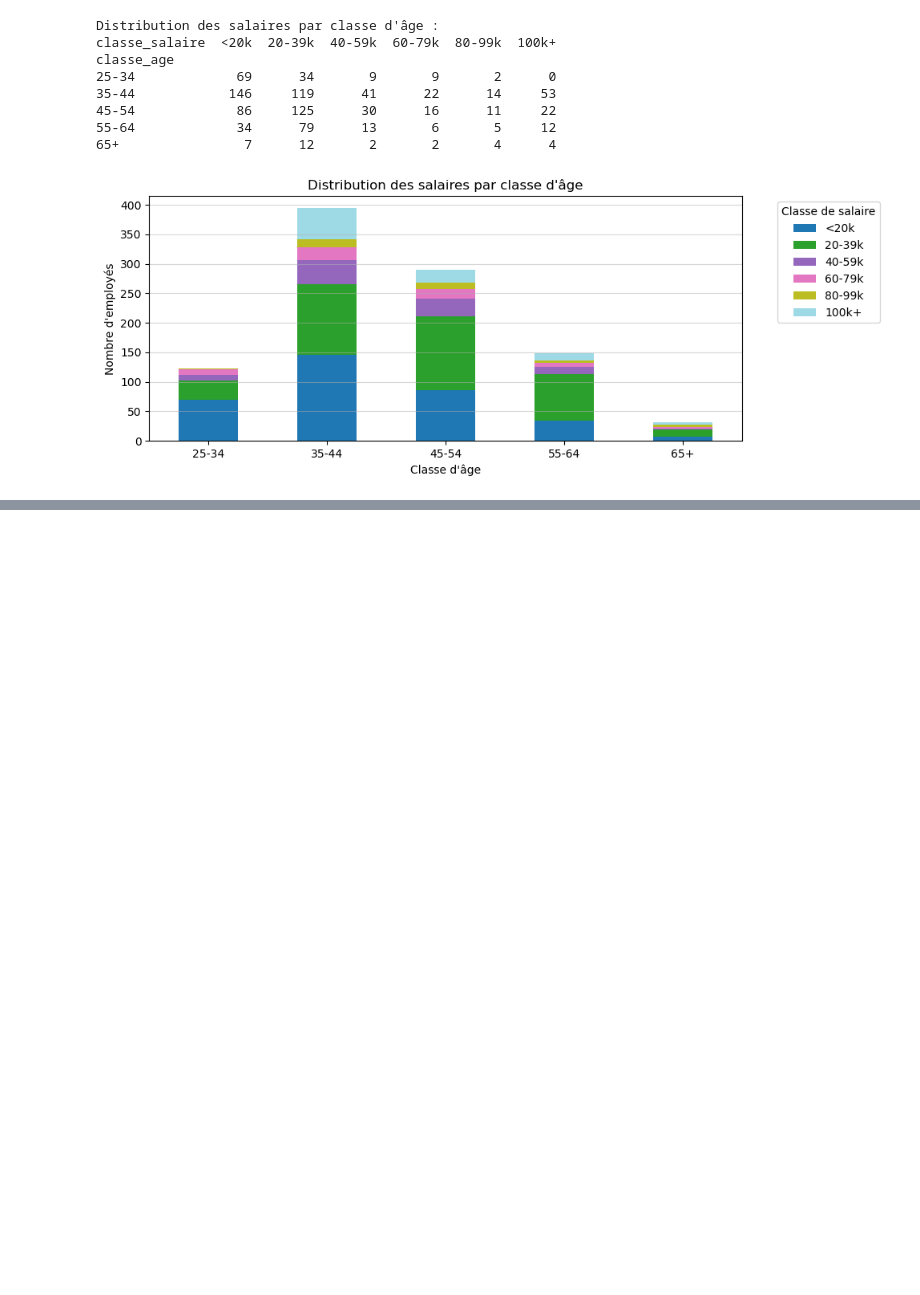
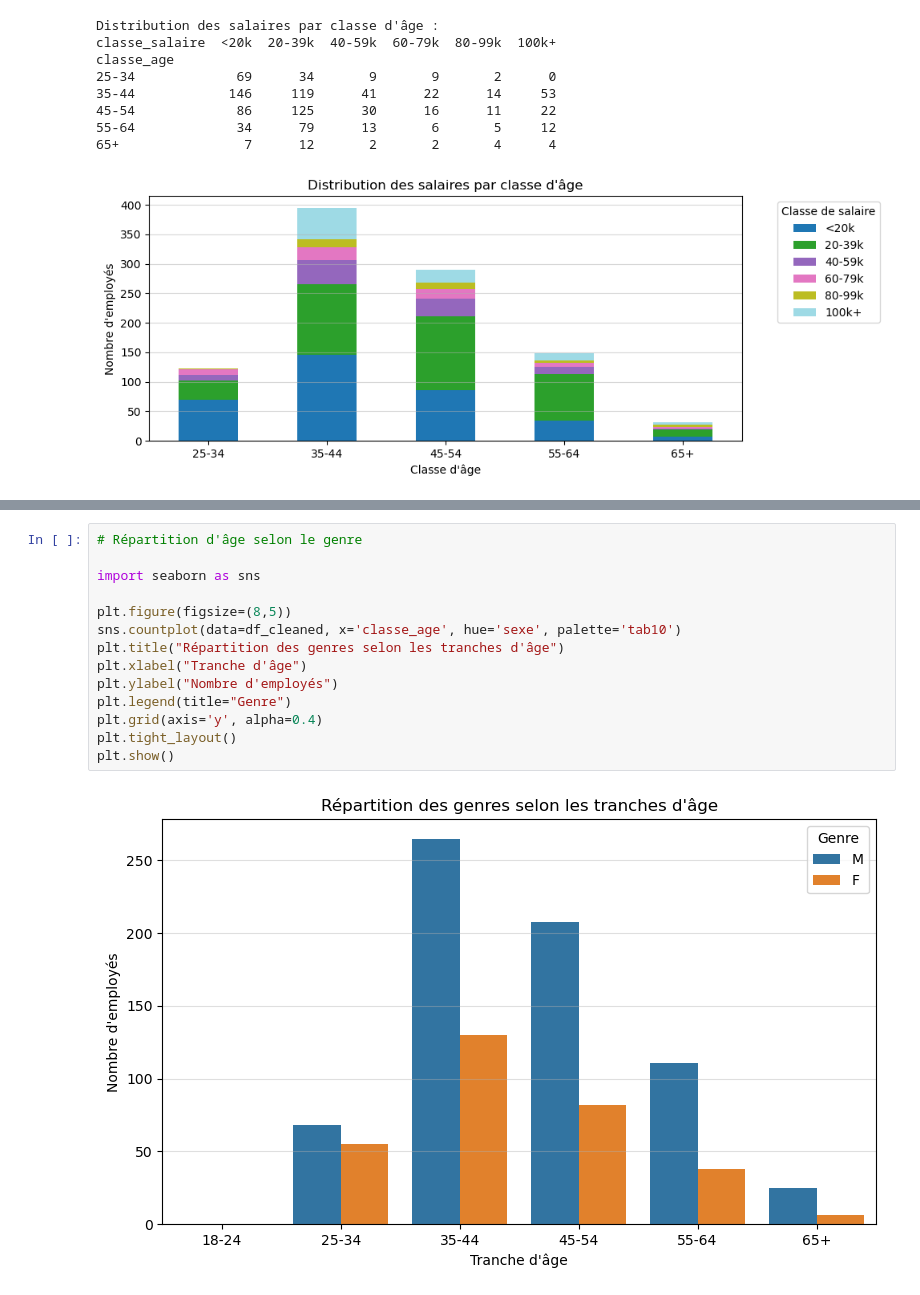
Before and after one commit to ayasqualli/proba1-tps, a Jupyter notebook: TP/tp.ipynb, the cells around one changed output, grey strips where cells are left out. Cells and saved outputs as stored; diff of their text form; blank space fills up the shorter version.

```diff
--- a/TP/tp.ipynb
+++ b/TP/tp.ipynb
@@ -393,0 +414,16 @@ classe_age
+# %%
+# Répartition d'âge selon le genre
+
+import seaborn as sns
+
+plt.figure(figsize=(8,5))
+sns.countplot(data=df_cleaned, x='classe_age', hue='sexe', palette='tab10')
+plt.title("Répartition des genres selon les tranches d'âge")
+plt.xlabel("Tranche d'âge")
+plt.ylabel("Nombre d'employés")
+plt.legend(title="Genre")
+plt.grid(axis='y', alpha=0.4)
+plt.tight_layout()
+plt.show()
+# %% [output]
+[figure, added]
```
Also changed, not shown: parts of 16 cells of this notebook.
